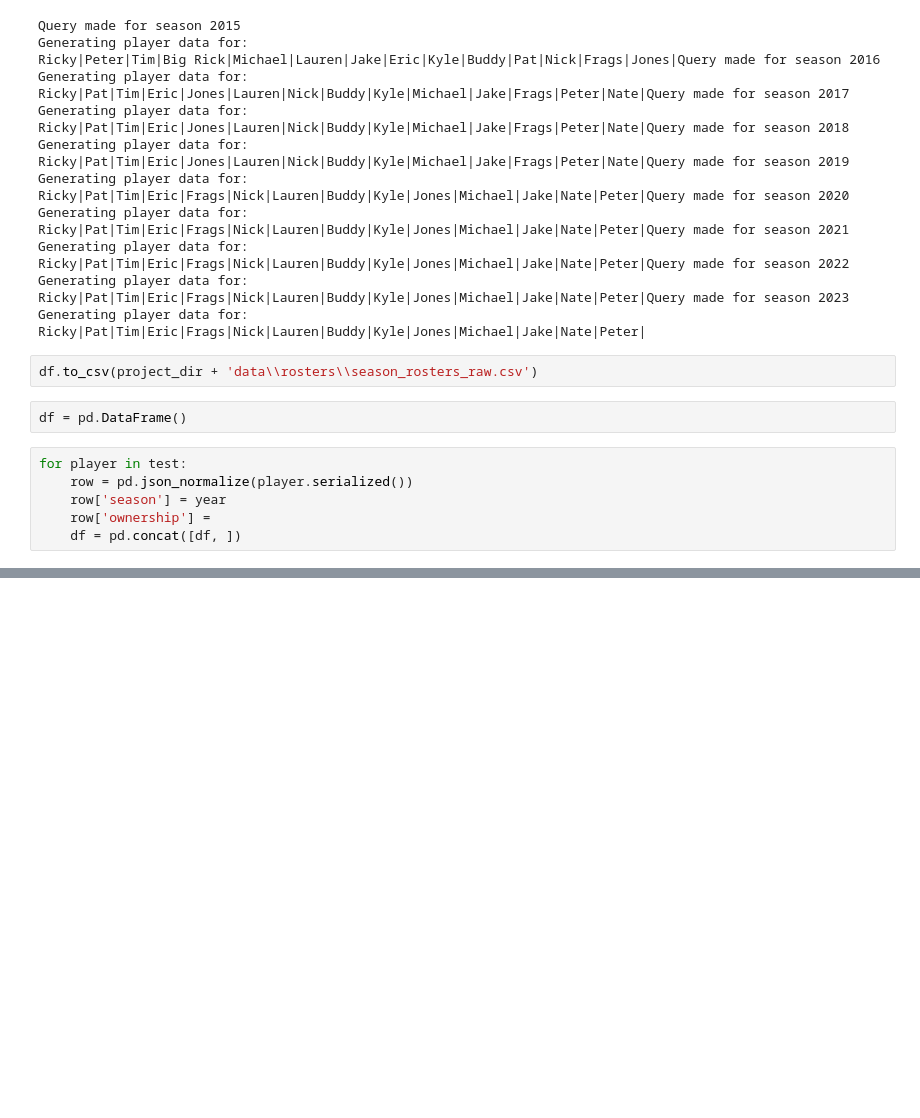
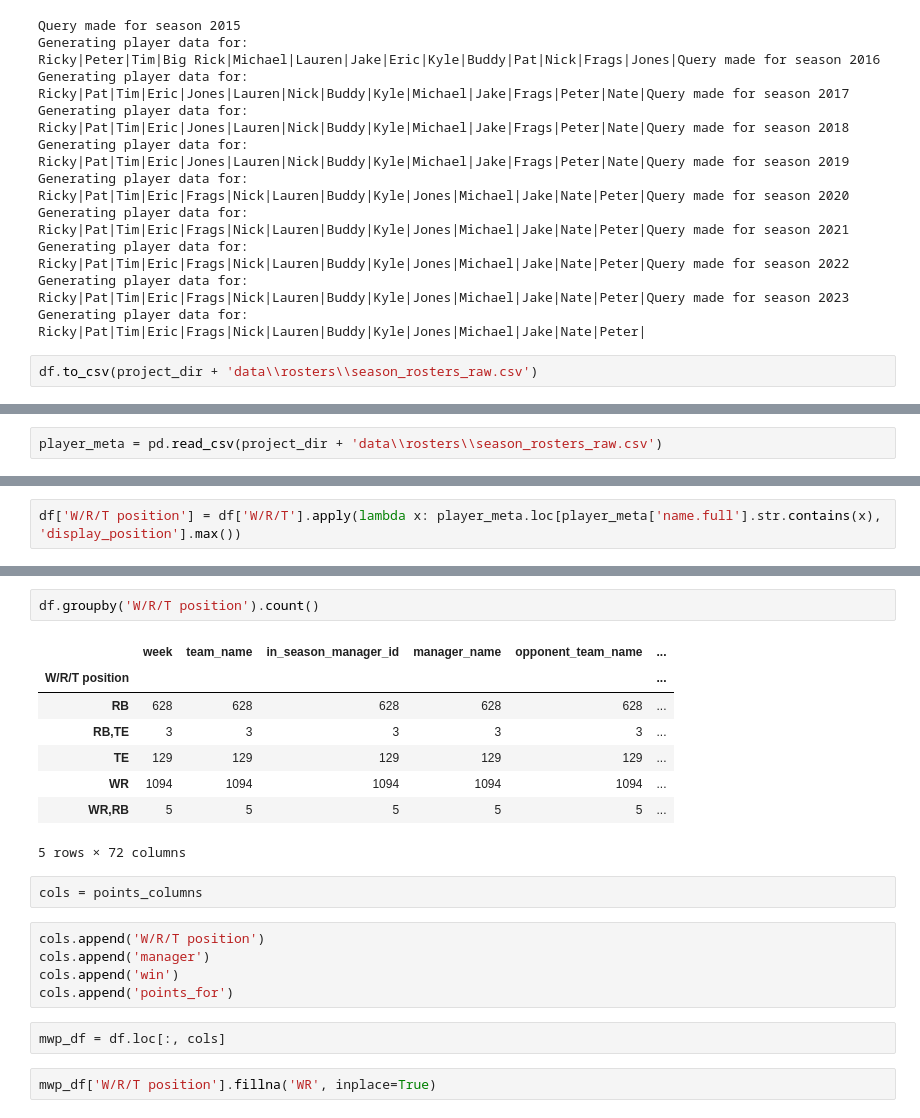
Before and after one commit to mikeminik/yahoo-ssff, a Jupyter notebook: code/player_data/roster_data_generation.ipynb, the cells around one changed output, grey strips where cells are left out. Drawn from its saved outputs; the diff is of its cells as text; blank space fills up the shorter version.

```diff
--- a/code/player_data/roster_data_generation.ipynb
+++ b/code/player_data/roster_data_generation.ipynb
@@ -159,11 +159,3 @@ Generating player data for:
 Ricky|Pat|Tim|Eric|Frags|Nick|Lauren|Buddy|Kyle|Jones|Michael|Jake|Nate|Peter|
 # %%
 df.to_csv(project_dir + 'data\\rosters\\season_rosters_raw.csv')
-# %%
-df = pd.DataFrame()
-# %%
-for player in test:
-    row = pd.json_normalize(player.serialized())
-    row['season'] = year
-    row['ownership'] =
-    df = pd.concat([df, ])
@@ -188,0 +162,2 @@ df
+# %%
+player_meta = pd.read_csv(project_dir + 'data\\rosters\\season_rosters_raw.csv')
@@ -188,0 +168,2 @@ df
+# %%
+df['W/R/T position'] = df['W/R/T'].apply(lambda x: player_meta.loc[player_meta['name.full'].str.contains(x), 'display_position'].max())
@@ -188,0 +187,22 @@ df
+# %%
+df.groupby('W/R/T position').count()
+# %% [output]
+|  | week | team_name | in_season_manager_id | manager_name | opponent_team_name | ... |
+| W/R/T position |  |  |  |  |  | ... |
+| RB | 628 | 628 | 628 | 628 | 628 | ... |
+| RB,TE | 3 | 3 | 3 | 3 | 3 | ... |
+| TE | 129 | 129 | 129 | 129 | 129 | ... |
+| WR | 1094 | 1094 | 1094 | 1094 | 1094 | ... |
+| WR,RB | 5 | 5 | 5 | 5 | 5 | ... |
+5 rows × 72 columns
+# %%
+cols = points_columns
+# %%
+cols.append('W/R/T position')
+cols.append('manager')
+cols.append('win')
+cols.append('points_for')
+# %%
+mwp_df = df.loc[:, cols]
+# %%
+mwp_df['W/R/T position'].fillna('WR', inplace=True)
```
Also changed, not shown: parts of 18 cells of this notebook, 20 other files.
